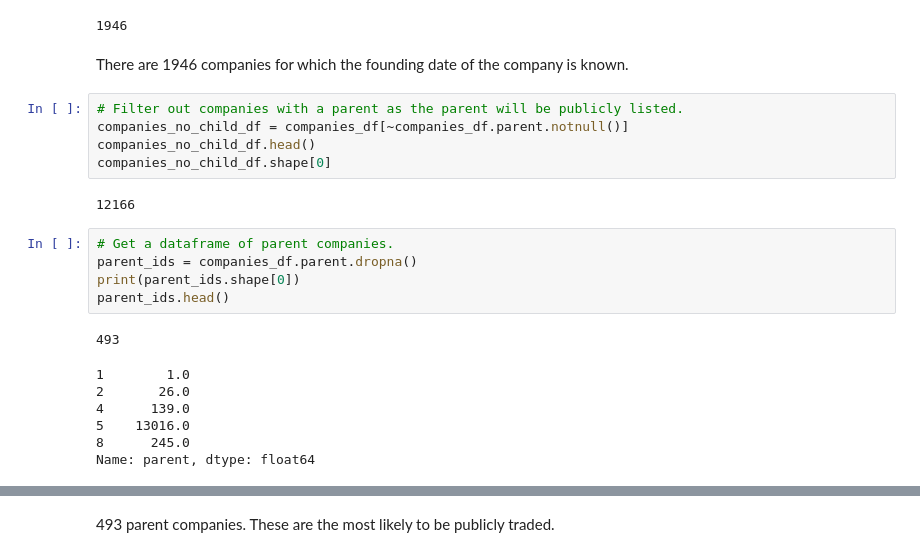
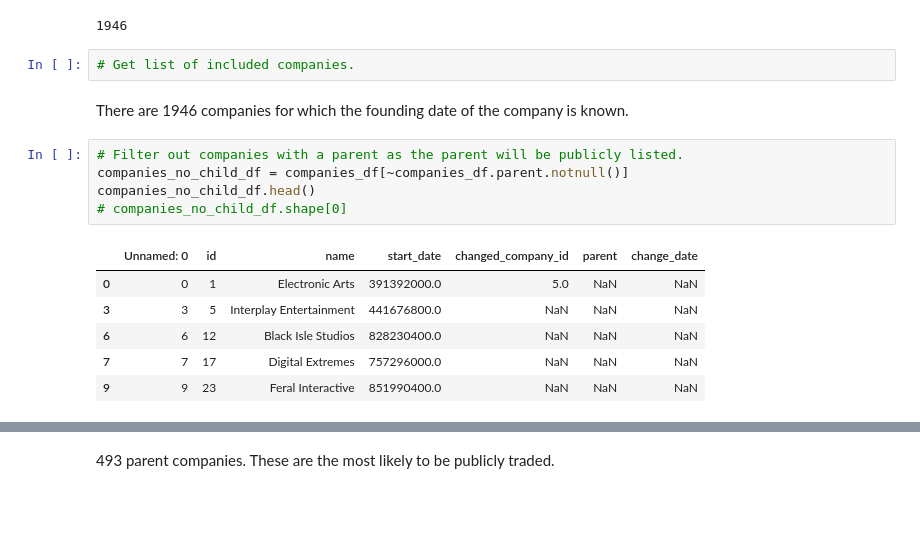
Before and after one commit to c0nn0rstevens/video-game-review-scores-returns-thesis, a Jupyter notebook: game_companies_data_exploration.ipynb, the cells around one changed output, grey strips where cells are left out. Drawn from its saved outputs; the diff is of its cells as text; blank space fills up the shorter version.

```diff
--- a/game_companies_data_exploration.ipynb
+++ b/game_companies_data_exploration.ipynb
@@ -35,25 +46,19 @@ We see that there are 12659 unique companies that have either published or devel
 companies_df[companies_df.start_date.notnull()].shape[0]
 # %% [output]
 1946
+# %%
+# Get list of included companies.
 # %% [markdown]
 There are 1946 companies for which the founding date of the company is known.
 # %%
 # Filter out companies with a parent as the parent will be publicly listed.
 companies_no_child_df = companies_df[~companies_df.parent.notnull()]
 companies_no_child_df.head()
-companies_no_child_df.shape[0]
+# companies_no_child_df.shape[0]
 # %% [output]
-12166
+|  | Unnamed: 0 | id | name | start_date | changed_company_id | parent | change_date |
+| 0 | 0 | 1 | Electronic Arts | 391392000.0 | 5.0 | NaN | NaN |
+| 3 | 3 | 5 | Interplay Entertainment | 441676800.0 | NaN | NaN | NaN |
+| 6 | 6 | 12 | Black Isle Studios | 828230400.0 | NaN | NaN | NaN |
+| 7 | 7 | 17 | Digital Extremes | 757296000.0 | NaN | NaN | NaN |
+| 9 | 9 | 23 | Feral Interactive | 851990400.0 | NaN | NaN | NaN |
-# %%
-# Get a dataframe of parent companies.
-parent_ids = companies_df.parent.dropna()
-print(parent_ids.shape[0])
-parent_ids.head()
-# %% [output]
-493
-1        1.0
-2       26.0
-4      139.0
-5    13016.0
-8      245.0
-Name: parent, dtype: float64
```
Also changed, not shown: parts of 12 cells of this notebook, 8 other files.
